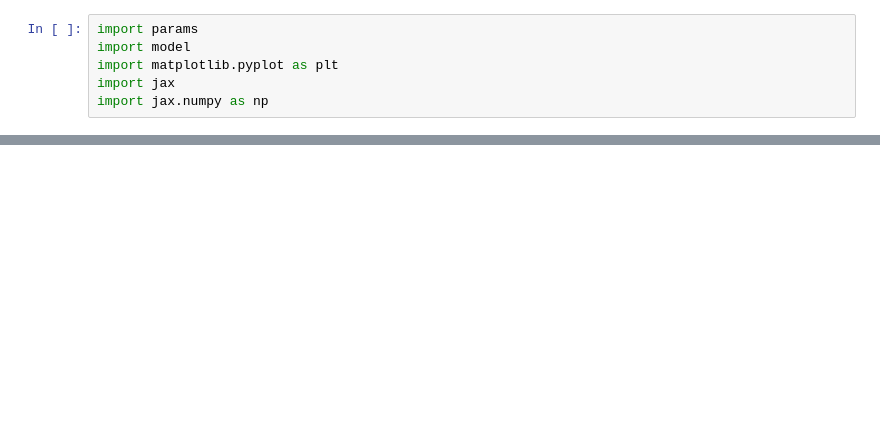
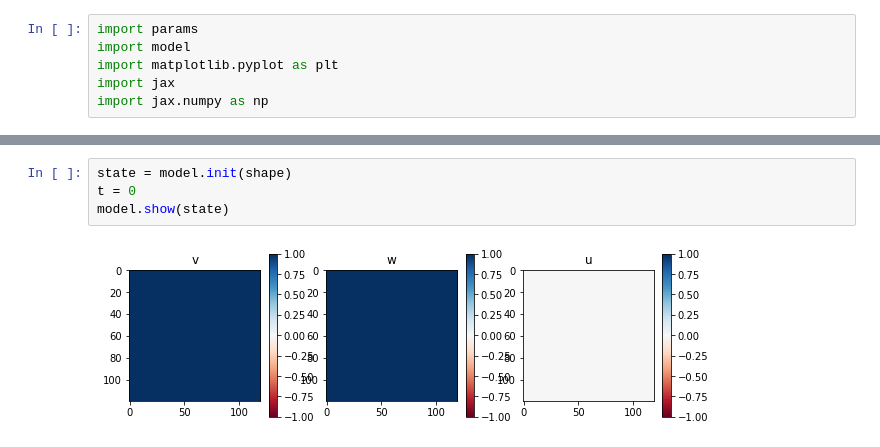
Before and after one commit to epignatelli/cardiax, a Jupyter notebook: dof_convergence_test.ipynb, the cells around one changed output, grey strips where cells are left out. Cells and saved outputs as stored; diff of their text form; blank space fills up the shorter version.

```diff
--- a/dof_convergence_test.ipynb
+++ b/dof_convergence_test.ipynb
@@ -51 +62,7 @@ n_iter 3000
+# %%
+state = model.init(shape)
+t = 0
+model.show(state)
+# %% [output]
+[figure, added]
 # %%
```
Also changed, not shown: parts of 16 cells of this notebook, 2 other files.
